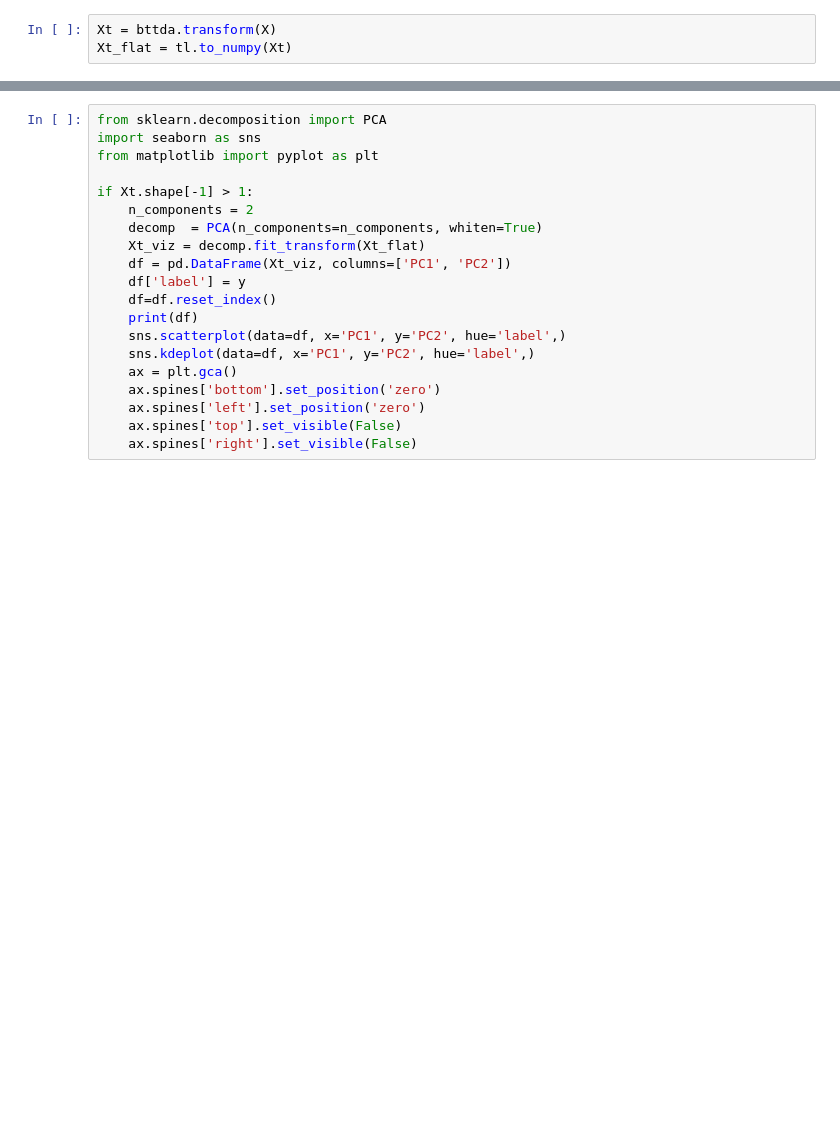
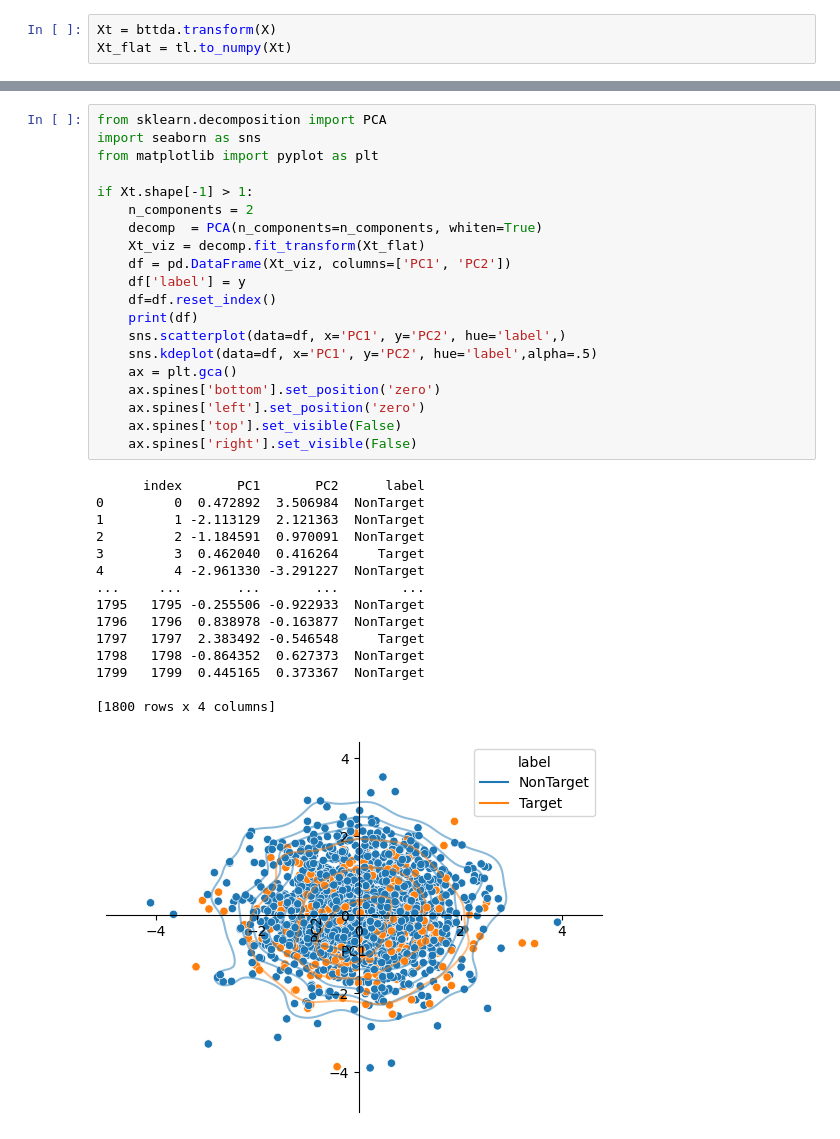
Before and after one commit to arnevdk/bttda, a Jupyter notebook: notebooks/gbttda.ipynb, the cells around one changed output, grey strips where cells are left out. Drawn from its saved outputs; the diff is of its cells as text; blank space fills up the shorter version.

```diff
--- a/notebooks/gbttda.ipynb
+++ b/notebooks/gbttda.ipynb
@@ -185,20 +239,36 @@ sns.heatmap(np.corrcoef(Xt_flat, rowvar=False),  cmap='vlag', center=0)
 # %%
 from sklearn.decomposition import PCA
 import seaborn as sns
 from matplotlib import pyplot as plt
 
 if Xt.shape[-1] > 1:
     n_components = 2
     decomp  = PCA(n_components=n_components, whiten=True)
     Xt_viz = decomp.fit_transform(Xt_flat)
     df = pd.DataFrame(Xt_viz, columns=['PC1', 'PC2'])
     df['label'] = y
     df=df.reset_index()
     print(df)
     sns.scatterplot(data=df, x='PC1', y='PC2', hue='label',)
-    sns.kdeplot(data=df, x='PC1', y='PC2', hue='label',)
+    sns.kdeplot(data=df, x='PC1', y='PC2', hue='label',alpha=.5)
     ax = plt.gca()
     ax.spines['bottom'].set_position('zero')
     ax.spines['left'].set_position('zero')
     ax.spines['top'].set_visible(False)
     ax.spines['right'].set_visible(False)
+# %% [output]
+      index       PC1       PC2      label
+0         0  0.472892  3.506984  NonTarget
+1         1 -2.113129  2.121363  NonTarget
+2         2 -1.184591  0.970091  NonTarget
+3         3  0.462040  0.416264     Target
+4         4 -2.961330 -3.291227  NonTarget
+...     ...       ...       ...        ...
+1795   1795 -0.255506 -0.922933  NonTarget
+1796   1796  0.838978 -0.163877  NonTarget
+1797   1797  2.383492 -0.546548     Target
+1798   1798 -0.864352  0.627373  NonTarget
+1799   1799  0.445165  0.373367  NonTarget
+
+[1800 rows x 4 columns]
+[figure, added]
```
Also changed, not shown: parts of 12 cells of this notebook, 1 other file.
